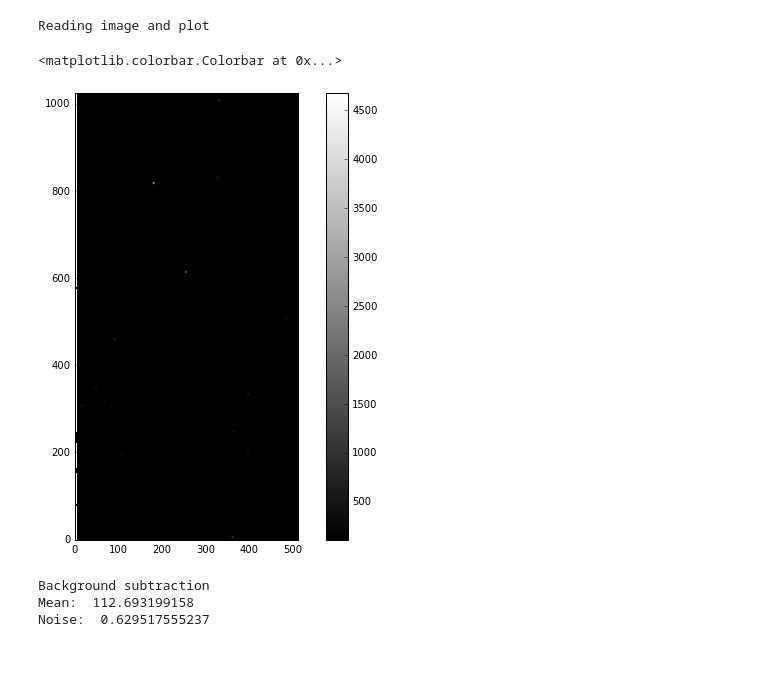
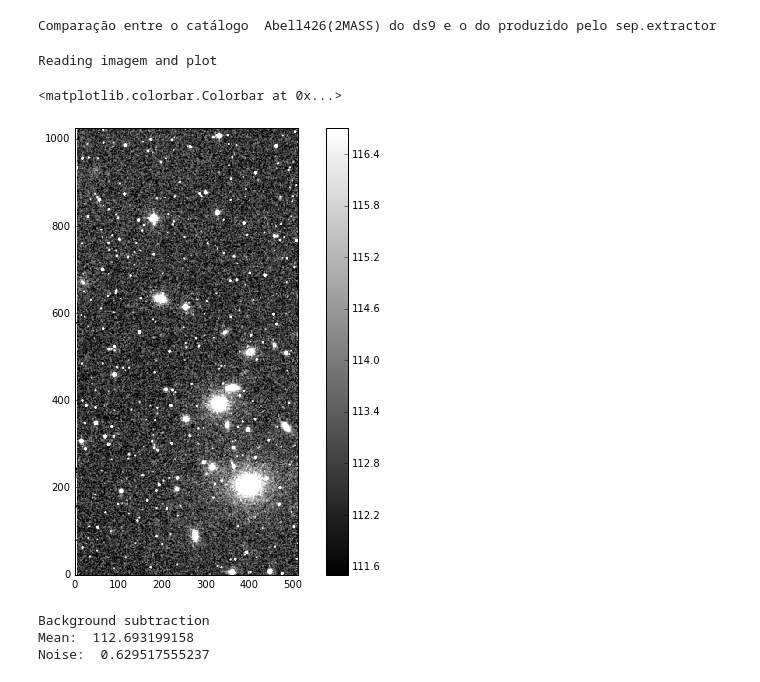
Before and after one commit to clusteron/comparison, a Jupyter notebook: Atividade.ipynb, the cells around one changed output. Drawn from its saved outputs; the diff is of its cells as text; code cells hidden in the pictures.

```diff
--- a/Atividade.ipynb
+++ b/Atividade.ipynb
@@ -1,3 +1,7 @@
+# %%
+print("\033[43;30mComparação entre o catálogo  Abell426(2MASS) do ds9 e o do produzido pelo sep.extractor\033[m")
+# %% [output]
+Comparação entre o catálogo  Abell426(2MASS) do ds9 e o do produzido pelo sep.extractor
 # %%
 import numpy as np
 import sep
@@ -8,15 +12,15 @@ from matplotlib import rcParams
 %matplotlib inline
 rcParams['figure.figsize'] = [10., 8.]
 # %%
-print 'Reading image and plot'
-data = fits.getdata('Abell426.fits')
+print 'Reading imagem and plot'
+data = fits.getdata('Abell426.fits') #imagem do ds9
 
-plt.imshow(data, interpolation = 'nearest', cmap='gray',origin='lower')
+plt.imshow(data, interpolation = 'nearest',vmax = 116.7, vmin = 111.5, cmap='gray',origin='lower')
 plt.colorbar()
 # %% [output]
-Reading image and plot
+Reading imagem and plot
 <matplotlib.colorbar.Colorbar at 0x...>
-[figure, old version]
+[figure, new version]
 # %%
 print 'Background subtraction'
 data = data.byteswap().newbyteorder()
```
Also changed, not shown: parts of 12 cells of this notebook.
